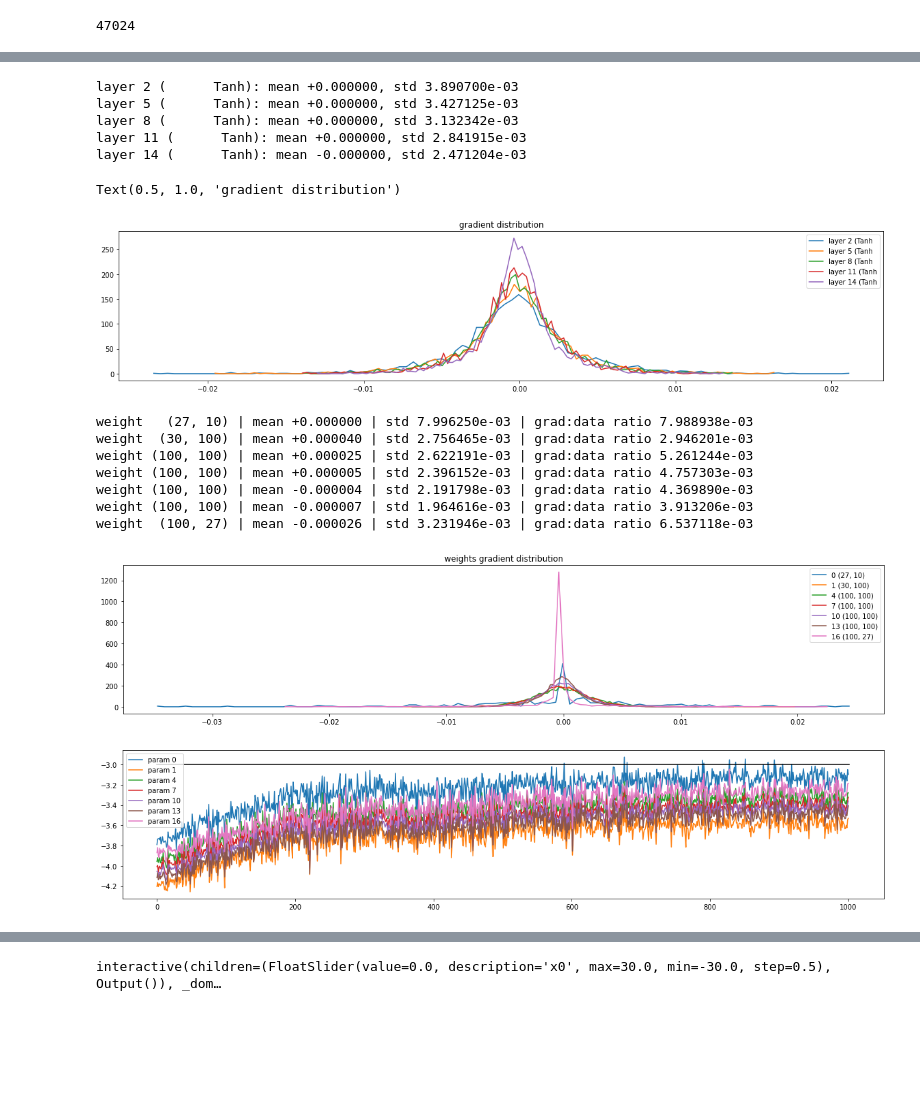
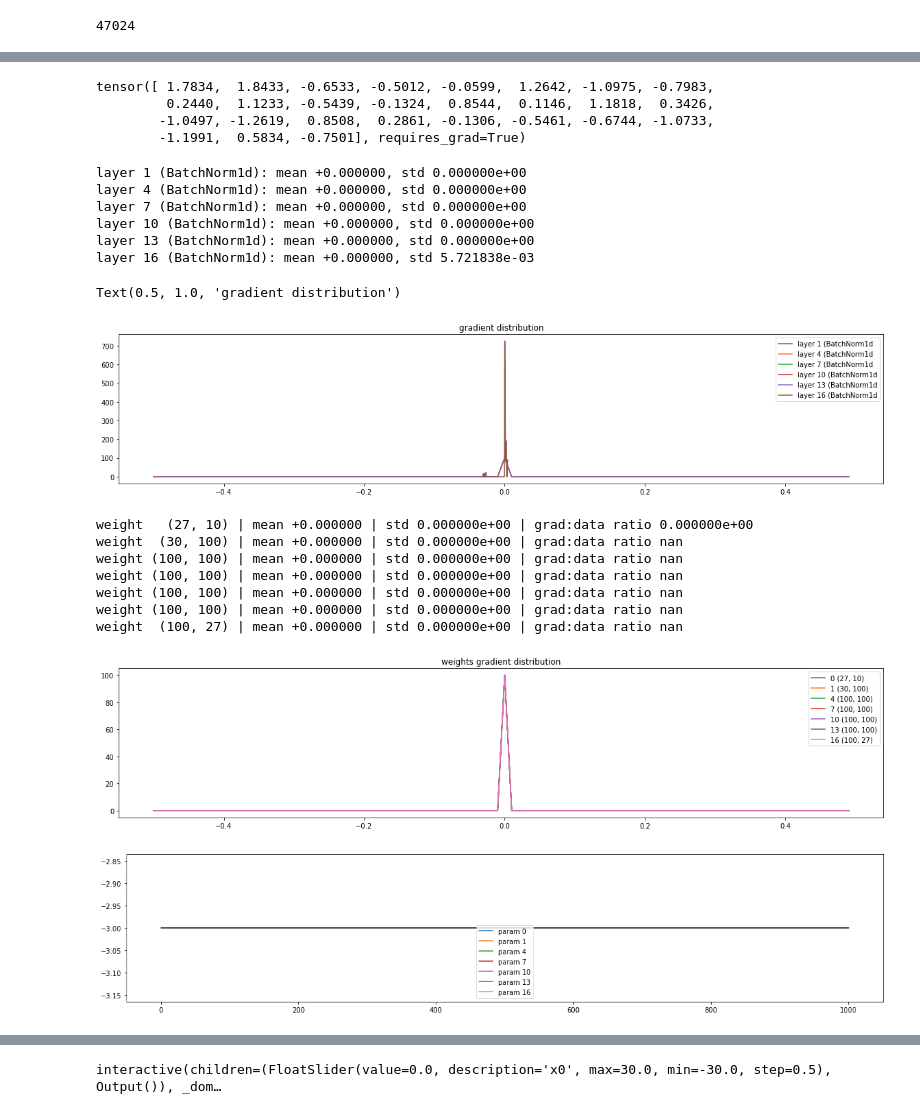
Before and after one commit to zanqi/play-makemore, a Jupyter notebook: makemore_part3_bn.ipynb, the cells around one changed output, grey strips where cells are left out. Saved outputs shown, nothing was run; the diff lists cells and outputs as text; code cells hidden in the pictures; blank space fills up the shorter version.

Commit message:
zeros weight exercise.

```diff
--- a/makemore_part3_bn.ipynb
+++ b/makemore_part3_bn.ipynb
@@ -324,7 +324,7 @@ class Linear:
 
   def __init__(self, fan_in, fan_out, bias=True):
     self.weight = torch.randn((fan_in, fan_out), generator=g) / fan_in**0.5
-    # self.weight = torch.zeros((fan_in, fan_out))
+    self.weight = torch.zeros((fan_in, fan_out)) / fan_in**0.5
     self.bias = torch.zeros(fan_out) if bias else None
 
   def __call__(self, x):
@@ -490,24 +517,32 @@ Text(0.5, 1.0, 'activation distribution')
+# %%
+layers[-1].beta
+# %% [output]
+tensor([ 1.7834,  1.8433, -0.6533, -0.5012, -0.0599,  1.2642, -1.0975, -0.7983,
+         0.2440,  1.1233, -0.5439, -0.1324,  0.8544,  0.1146,  1.1818,  0.3426,
+        -1.0497, -1.2619,  0.8508,  0.2861, -0.1306, -0.5461, -0.6744, -1.0733,
+        -1.1991,  0.5834, -0.7501], requires_grad=True)
 # %%
 # visualize histograms
 plt.figure(figsize=(20, 4)) # width and height of the plot
 legends = []
-for i, layer in enumerate(layers[:-1]): # note: exclude the output layer
-  if isinstance(layer, Tanh):
+for i, layer in enumerate(layers): # note: exclude the output layer
+  if isinstance(layer, BatchNorm1d):
     t = layer.out.grad
     print('layer %d (%10s): mean %+f, std %e' % (i, layer.__class__.__name__, t.mean(), t.std()))
     hy, hx = torch.histogram(t, density=True)
     plt.plot(hx[:-1].detach(), hy.detach())
     legends.append(f'layer {i} ({layer.__class__.__name__}')
 plt.legend(legends);
 plt.title('gradient distribution')
 # %% [output]
-layer 2 (      Tanh): mean +0.000000, std 3.890700e-03
-layer 5 (      Tanh): mean +0.000000, std 3.427125e-03
-layer 8 (      Tanh): mean +0.000000, std 3.132342e-03
-layer 11 (      Tanh): mean +0.000000, std 2.841915e-03
-layer 14 (      Tanh): mean -0.000000, std 2.471204e-03
+layer 1 (BatchNorm1d): mean +0.000000, std 0.000000e+00
+layer 4 (BatchNorm1d): mean +0.000000, std 0.000000e+00
+layer 7 (BatchNorm1d): mean +0.000000, std 0.000000e+00
+layer 10 (BatchNorm1d): mean +0.000000, std 0.000000e+00
+layer 13 (BatchNorm1d): mean +0.000000, std 0.000000e+00
+layer 16 (BatchNorm1d): mean +0.000000, std 5.721838e-03
 Text(0.5, 1.0, 'gradient distribution')
-[figure, old version]
+[figure, new version]
 # %%
 # visualize histograms
 plt.figure(figsize=(20, 4)) # width and height of the plot
@@ -522,14 +557,14 @@ for i,p in enumerate(parameters):
 plt.legend(legends)
 plt.title('weights gradient distribution');
 # %% [output]
-weight   (27, 10) | mean +0.000000 | std 7.996250e-03 | grad:data ratio 7.988938e-03
-weight  (30, 100) | mean +0.000040 | std 2.756465e-03 | grad:data ratio 2.946201e-03
-weight (100, 100) | mean +0.000025 | std 2.622191e-03 | grad:data ratio 5.261244e-03
-weight (100, 100) | mean +0.000005 | std 2.396152e-03 | grad:data ratio 4.757303e-03
-weight (100, 100) | mean -0.000004 | std 2.191798e-03 | grad:data ratio 4.369890e-03
-weight (100, 100) | mean -0.000007 | std 1.964616e-03 | grad:data ratio 3.913206e-03
-weight  (100, 27) | mean -0.000026 | std 3.231946e-03 | grad:data ratio 6.537118e-03
+weight   (27, 10) | mean +0.000000 | std 0.000000e+00 | grad:data ratio 0.000000e+00
+weight  (30, 100) | mean +0.000000 | std 0.000000e+00 | grad:data ratio nan
+weight (100, 100) | mean +0.000000 | std 0.000000e+00 | grad:data ratio nan
+weight (100, 100) | mean +0.000000 | std 0.000000e+00 | grad:data ratio nan
+weight (100, 100) | mean +0.000000 | std 0.000000e+00 | grad:data ratio nan
+weight (100, 100) | mean +0.000000 | std 0.000000e+00 | grad:data ratio nan
+weight  (100, 27) | mean +0.000000 | std 0.000000e+00 | grad:data ratio nan
-[figure, old version]
+[figure, new version]
 # %%
 plt.figure(figsize=(20, 4))
 legends = []
@@ -540,4 +575,4 @@ for i,p in enumerate(parameters):
 plt.plot([0, len(ud)], [-3, -3], 'k') # these ratios should be ~1e-3, indicate on plot
 leg = plt.legend(legends);
 # %% [output]
-[figure, old version]
+[figure, new version]
```
Also changed, not shown: parts of 12 cells of this notebook.
